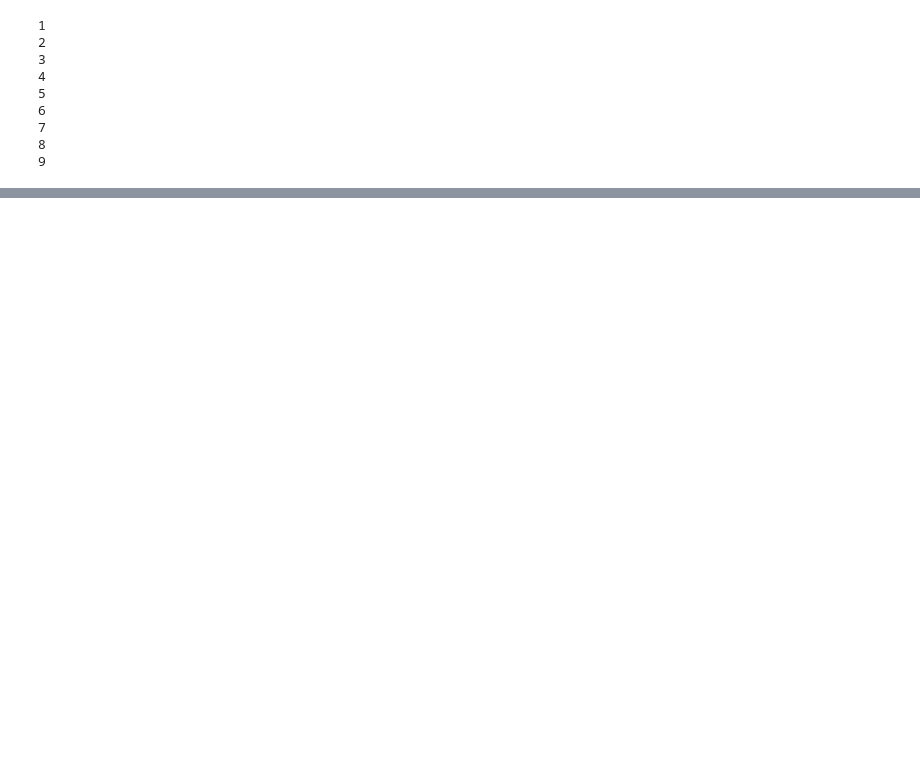
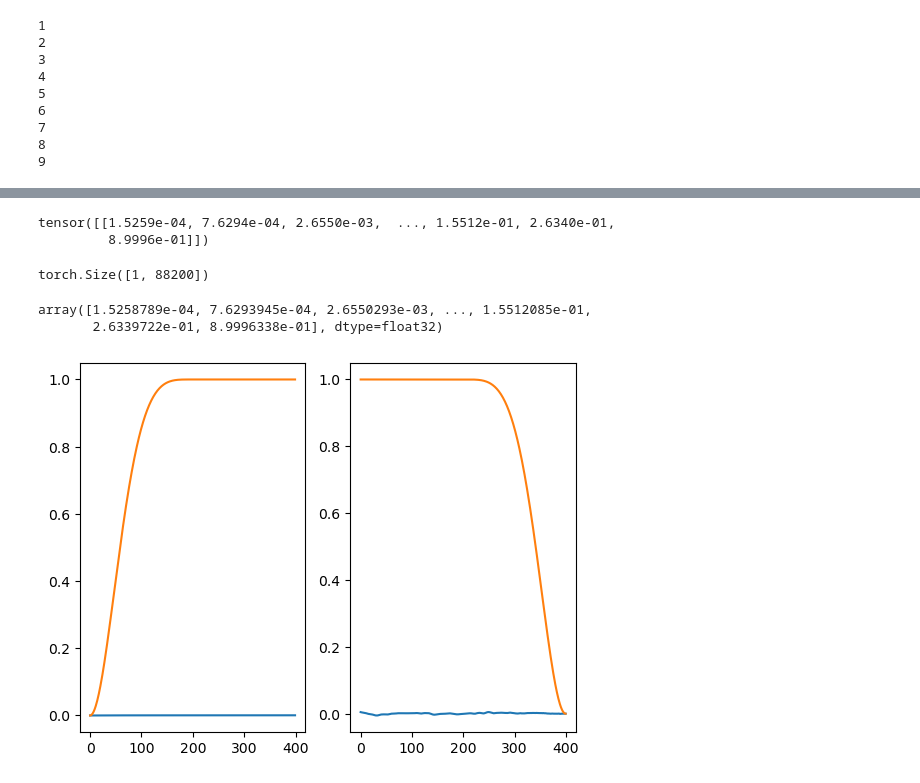
Before and after one commit to timowendner/AudioDiffusion, a Jupyter notebook: sinusoidal.ipynb, the cells around one changed output, grey strips where cells are left out. Drawn from its saved outputs; the diff is of its cells as text; code cells hidden in the pictures; blank space fills up the shorter version.

```diff
--- a/sinusoidal.ipynb
+++ b/sinusoidal.ipynb
@@ -142,0 +308,11 @@ for i in chain(range(start, end), [1]*0):
+# %%
+audio, sr = torchaudio.load('/Users/timowendner/Programming/Semester 4/AudioDiffusion/output_12May_2042_ 9.wav')
+# %%
+audio
+# %% [output]
+tensor([[1.5259e-04, 7.6294e-04, 2.6550e-03,  ..., 1.5512e-01, 2.6340e-01,
+         8.9996e-01]])
+# %%
+audio.shape
+# %% [output]
+torch.Size([1, 88200])
@@ -142,0 +321,28 @@ for i in chain(range(start, end), [1]*0):
+# %%
+audio
+# %% [output]
+array([1.5258789e-04, 7.6293945e-04, 2.6550293e-03, ..., 1.5512085e-01,
+       2.6339722e-01, 8.9996338e-01], dtype=float32)
+# %%
+import matplotlib.pyplot as plt
+num = 400
+cut = 200
+fig, axis = plt.subplots(1,2)
+audio, sr = torchaudio.load('/Users/timowendner/Programming/Semester 4/AudioDiffusion/output_12May_2042_ 9.wav')
+audio = audio[0].numpy()
+
+graph = np.ones(num)
+lin = np.cos(np.linspace(1, 0, cut)**2 * np.pi) / 2 + 0.5
+graph[:cut] = graph[:cut] * lin
+audio[:cut] = audio[:cut] * lin
+axis[0].plot(audio[:num])
+axis[0].plot(graph)
+
+graph = np.ones(num)
+graph[-cut:] = graph[-cut:] * lin[::-1]
+audio[-cut:] = audio[-cut:] * lin[::-1]
+axis[1].plot(audio[-num:])
+axis[1].plot(graph)
+plt.show()
+# %% [output]
+[figure, added]
```
Also changed, not shown: parts of 7 cells of this notebook, 6 other files.
